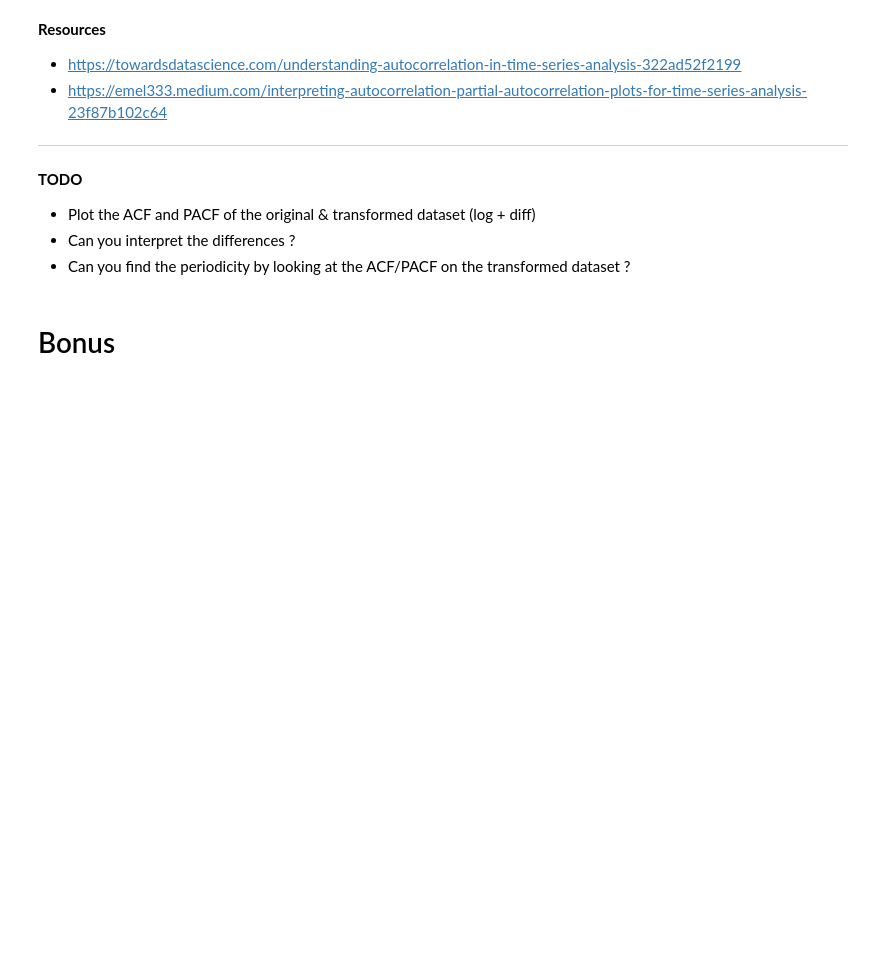
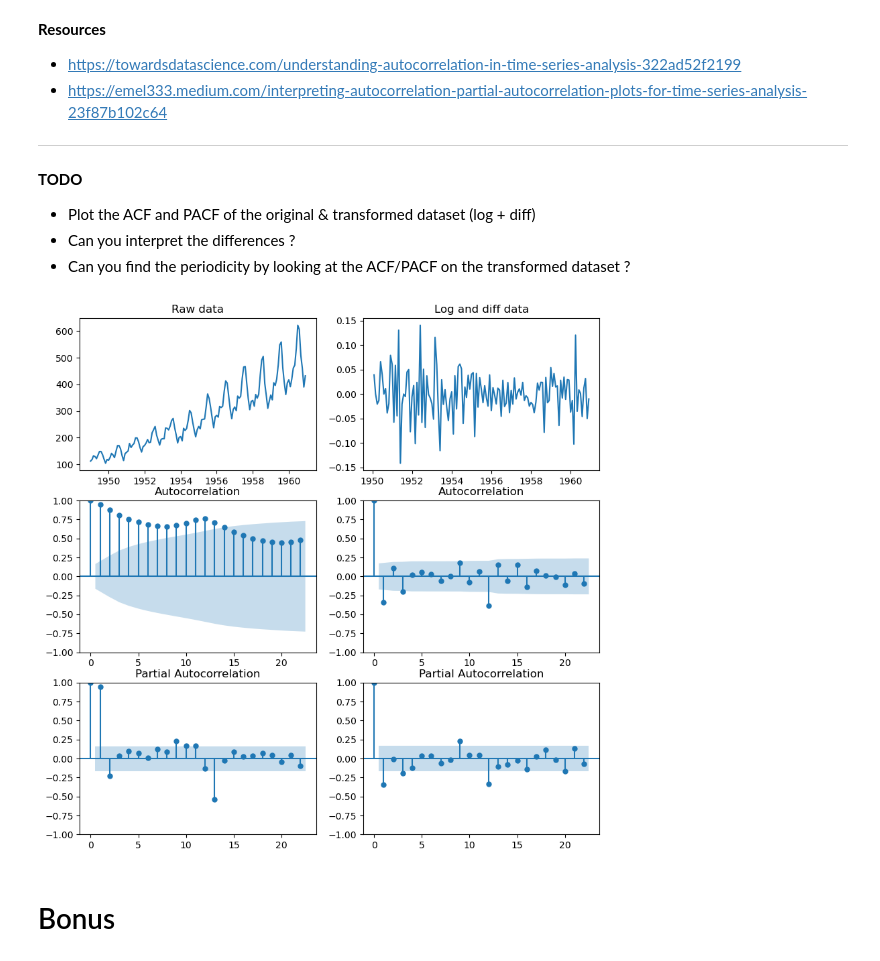
Before and after one commit to ThibaultLaunois/CampNum-12_ML6_time_series, a Jupyter notebook: notebooks/NB1_Time_Series_Forecasts.ipynb, the cells around one changed output. Cells and saved outputs as stored; diff of their text form; code cells hidden in the pictures; blank space fills up the shorter version.

```diff
--- a/notebooks/NB1_Time_Series_Forecasts.ipynb
+++ b/notebooks/NB1_Time_Series_Forecasts.ipynb
@@ -619,7 +619,27 @@ One more thing: while the ACF measures the **full** correlation between $Y$ and
 # %%
 from statsmodels.graphics.tsaplots import plot_acf, plot_pacf
 
 # Plot the ACF and PACF
+fig, axes=plt.subplots(3,2, figsize=(10,10))
+
+#Raw data
+axes[0,0].plot(airline)
+axes[0,0].set_title("Raw data")
+
+axes[0,1].plot(airline_log_diff)
+axes[0,1].set_title("Log and diff data")
+
+#ACF
+plot_acf(airline, ax=axes[1,0])
+plot_acf(airline_log_diff, ax=axes[1,1])
+
+#Pacf
+plot_pacf(airline, ax=axes[2,0])
+plot_pacf(airline_log_diff, ax=axes[2,1])
+
+plt.show()
+# %% [output]
+[figure, added]
 # %% [markdown]
 # Bonus
 # %% [markdown]
```
